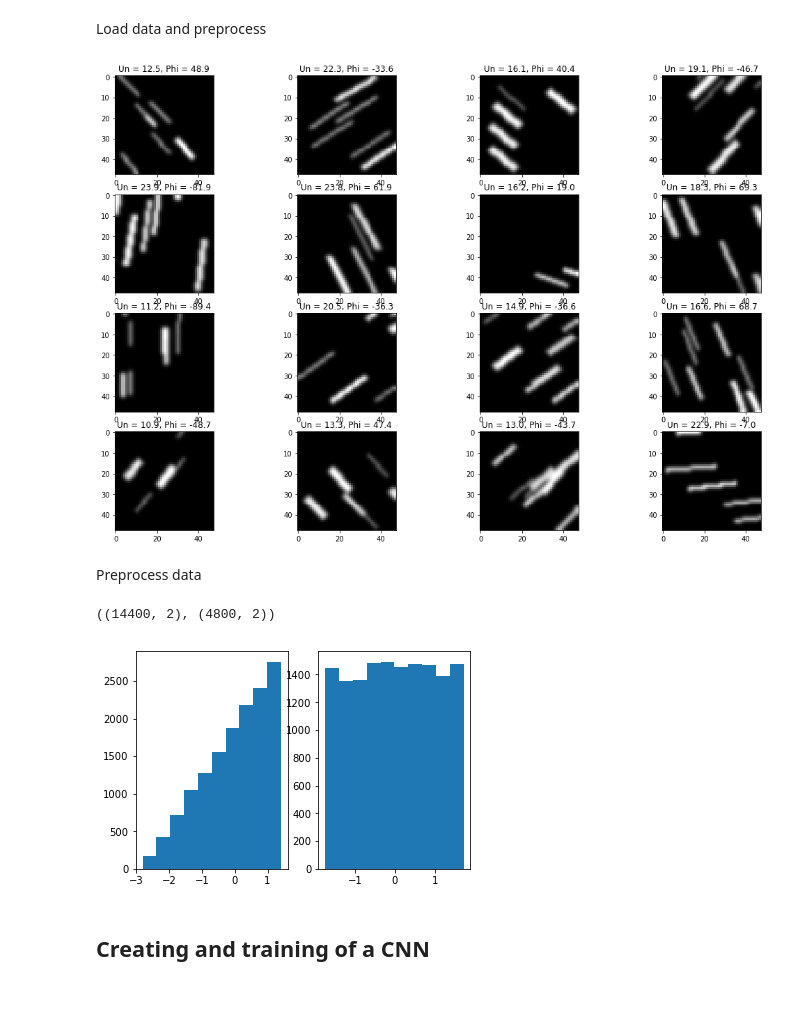
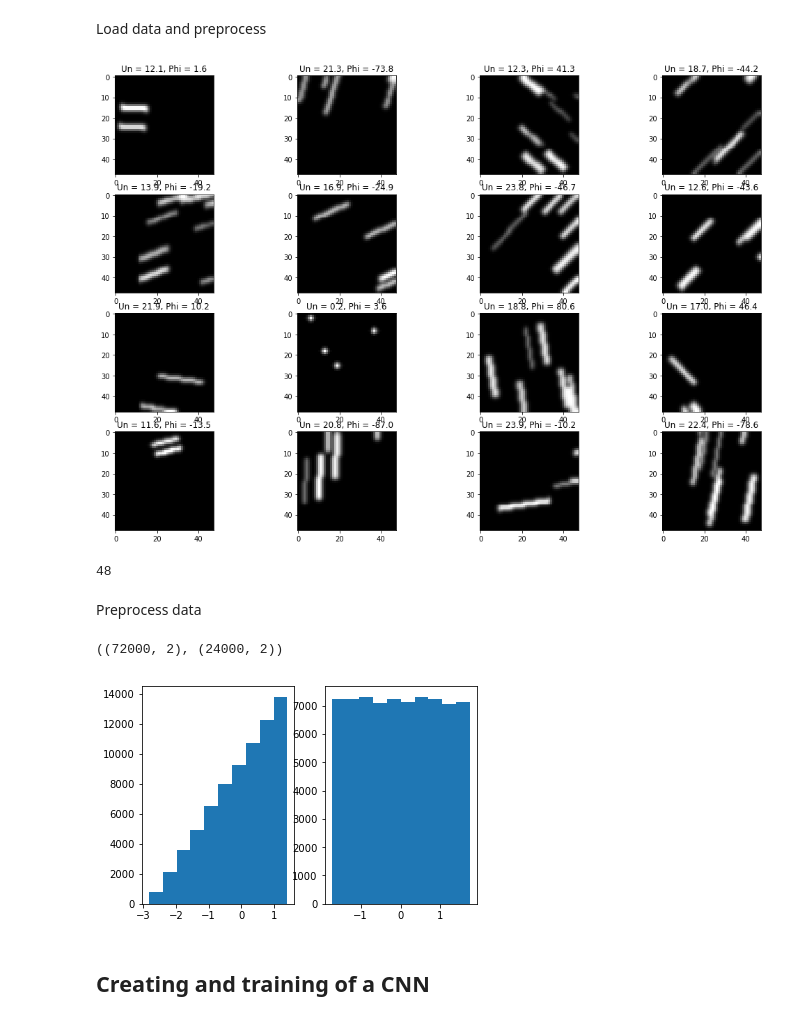
Before and after one commit to agrayver/streakcnn, a Jupyter notebook: train_CNN_pytorch.ipynb, the cells around one changed output. Cells and saved outputs as stored; diff of their text form; code cells hidden in the pictures.

Commit message:
Add a complete set of notebooks and examples for generating/training/testin a CNN

```diff
--- a/train_CNN_pytorch.ipynb
+++ b/train_CNN_pytorch.ipynb
@@ -36,49 +36,49 @@ torch.manual_seed(my_seed)
 # %% [markdown]
 Load data and preprocess
 # %%
-h5f = h5py.File('data/train_val_sets.h5','r')
+h5f = h5py.File('data/train_val_sets_n=96k.h5','r')
 
 images = np.array(h5f['images'], dtype = np.float32)
-Un = h5f['Un']
-Phi = h5f['Phi']
-windowSize = h5f['windowSize']
+Un = np.array(h5f['Un'], dtype = np.float32)
+Phi = np.array(h5f['Phi'], dtype = np.float32)
+windowSize = np.array(h5f['windowSize'])
+
+h5f.close()
 
 trainImages, validationImages, trainData, validationData = \
     train_test_split(images, np.column_stack((Un, Phi)), test_size=0.25, random_state=my_seed, shuffle = False)
 
 indices = random.randint(0, len(trainImages), 16)
 
 fig = plt.figure()
 for i in range(indices.size):
     ax = fig.add_subplot(4, 4, i + 1)
     plt.gray()
     plt.imshow(trainImages[indices[i],0,:,:])
     ax.set_title("Un = %.1f, Phi = %.1f" % (trainData[indices[i],0], trainData[indices[i],1]))
 
 fig.set_size_inches(np.array(fig.get_size_inches()) * 3)
 plt.show()
 # %% [output]
-[figure, old version]
+[figure, new version]
+48
 # %% [markdown]
 Preprocess data
 # %%
-trainImages /= 255
-validationImages /= 255
+scaler = StandardScaler()
+trainDataUnit = scaler.fit_transform(trainData)
+validationDataUnit = scaler.transform(validationData)
 
-scaler = StandardScaler()
-trainData = scaler.fit_transform(trainData)
-validationData = scaler.transform(validationData)
-
-print((trainData.shape, validationData.shape))
+print((trainDataUnit.shape, validationDataUnit.shape))
 
 fig = plt.figure()
 ax = fig.add_subplot(1,2,1)
-plt.hist(trainData[:,0]);
+plt.hist(trainDataUnit[:,0]);
 ax = fig.add_subplot(1,2,2)
-plt.hist(trainData[:,1]);
+plt.hist(trainDataUnit[:,1]);
 # %% [output]
-((14400, 2), (4800, 2))
+((72000, 2), (24000, 2))
-[figure, old version]
+[figure, new version]
 # %% [markdown]
 ## Creating and training of a CNN
 # %% [markdown]
```
Also changed, not shown: parts of 5 cells of this notebook, 5 other files.
